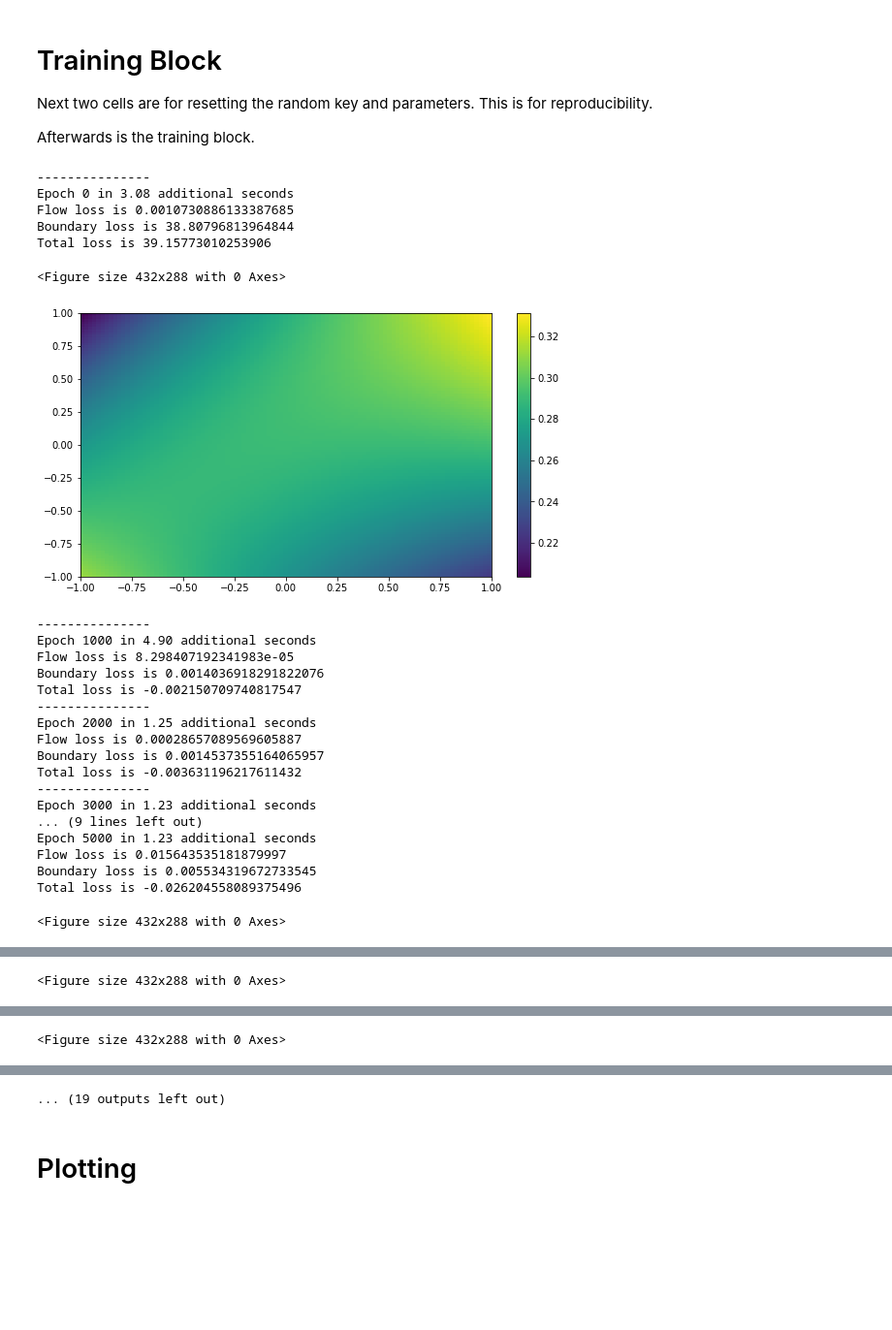
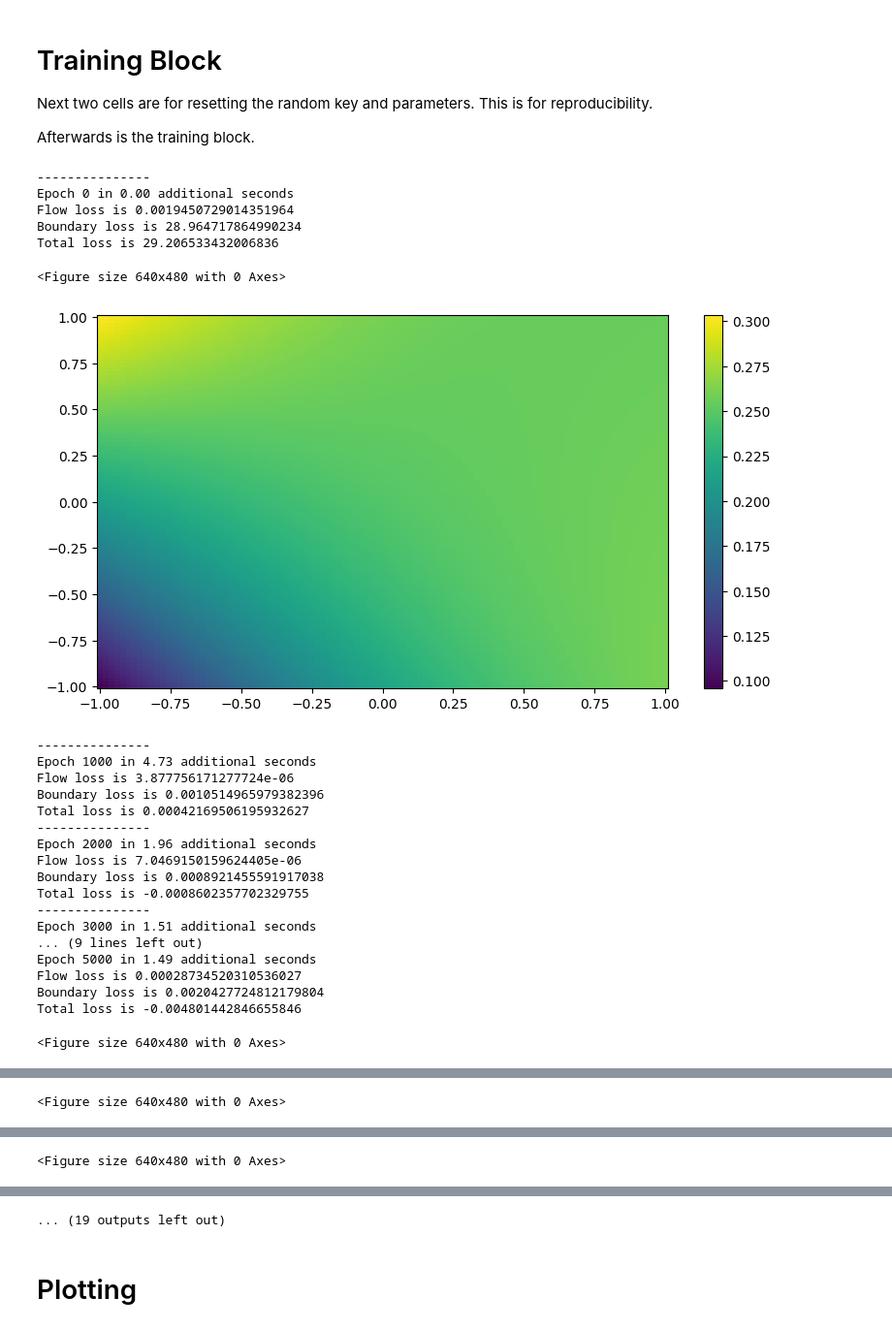
Before and after one commit to mekhanikaladvantage/vneural-pdes, a Jupyter notebook: DeepRitz_jax_2dslit_poisson.ipynb, the cells around one changed output, grey strips where cells are left out. Shown at 97% size. Saved outputs shown, nothing was run; the diff lists cells and outputs as text; code cells hidden in the pictures; blank space fills up the shorter version.

```diff
--- a/DeepRitz_jax_2dslit_poisson.ipynb
+++ b/DeepRitz_jax_2dslit_poisson.ipynb
@@ -663,7 +354,7 @@ Next two cells are for resetting the random key and parameters. This is for repr
 Afterwards is the training block.
 # %%
 #reset key
-key, train_key = random.split(random.PRNGKey(0))
+key, train_key = random.split(random.PRNGKey(20))
 params = init_network_params(layer_sizes,train_key)
 # %%
 #training loop
@@ -675,11 +366,6 @@ flow_losses = []
 boundary_losses = []
 residuals = []
 
-# i=1
-# num_epochs = int(1e5) #run for longer
-# num_epochs = 50000
-# num_epochs = 75000
-#adam optimizer via optax
 opt_state = optimizer.init(params)
 start_time = time.time()
 
@@ -697,9 +383,8 @@ for epoch in range(hypers["num epochs"]):
 
 
     params,opt_state,train_loss = compiled_update(params,opt_state,train_key)
-    # params,opt_state,train_loss = compiled_error_update(params,opt_state,train_key)
 
-    # loss = jnp.add(int_loss,bdy_loss)
+
     training_losses.append(train_loss)
 
     if epoch%1000 == 0:
@@ -711,75 +396,70 @@ for epoch in range(hypers["num epochs"]):
       int_out_batch = get_batch(hypers["batch size"],keys[0])
       bdy_out_batch = get_boundary_batch(hypers["boundary size"],keys[1])
 
-      # flow_output = flow_loss_vector(params,int_out_batch)
-      flow_output = error_flow_loss_vector(params,int_out_batch)
+      flow_output = flow_loss_vector(params,int_out_batch)
       flow_train_loss = jnp.mean(flow_output)
       flow_losses.append(flow_train_loss)
 
       bdy_output = batched_model(params,bdy_out_batch)
       bdy_train_loss = hypers['beta']*jnp.mean((bdy_output*bdy_output))
       boundary_losses.append(bdy_train_loss)
-      # out_batch = jnp.concatenate((int_out_batch,bdy_out_batch),axis=0)
-      # error_now = jnp.amax(jnp.abs(batched_model(params,out_batch) - bdy_exact_vector(out_batch)))
-      # residuals.append(error_now)
+
 
       start_time = time.time()
       print("---------------")
-      # print(f'avg parameter difference is {param_difference}')
       print("Epoch {} in {:0.2f} additional seconds".format(epoch, epoch_time))
 
       print(f'Flow loss is {flow_train_loss}')
       print(f'Boundary loss is {bdy_train_loss}')
-      # print(f'Model error is {error_now}')
       print("Total loss is {}".format(train_loss))
     #end if
 
     if epoch%5000 == 0:
       plt.clf()
       for i in range(num_of_samples):
         xRow = Xs[i,:]
         yRow = Ys[i,:]
         vector_to_eval = jnp.stack((xRow,yRow),axis=1)
         temp_output[i,:] = batched_model(params,vector_to_eval)
       #end for
       fig, axs = plt.subplots(nrows=1,ncols=1)
       fig.set_size_inches(9.5,5)
       graph_output = axs.pcolormesh(Xs,Ys,temp_output)
 
       fig.colorbar(graph_output)
       # axs[0].scatter(int_out_batch[:,0],int_out_batch[:,1],c='b')
       # axs[0].scatter(bdy_out_batch[:,0],bdy_out_batch[:,1],c='r')
       plt.show()
     #end if
 
 #end for
 
 #once loops ends
 print("Epoch {} in {:0.2f} sec".format(epoch, epoch_time)) #print final epoch info
 print("Final loss is  {}".format(train_loss))
 # %% [output]
 ---------------
-Epoch 0 in 3.08 additional seconds
-Flow loss is 0.0010730886133387685
-Boundary loss is 38.80796813964844
-Total loss is 39.15773010253906
+Epoch 0 in 0.00 additional seconds
+Flow loss is 0.0019450729014351964
+Boundary loss is 28.964717864990234
+Total loss is 29.206533432006836
-<Figure size 432x288 with 0 Axes>
+<Figure size 640x480 with 0 Axes>
-[figure, old version]
+[figure, new version]
 ---------------
-Epoch 1000 in 4.90 additional seconds
-Flow loss is 8.298407192341983e-05
-Boundary loss is 0.0014036918291822076
-Total loss is -0.002150709740817547
+Epoch 1000 in 4.73 additional seconds
+Flow loss is 3.877756171277724e-06
+Boundary loss is 0.0010514965979382396
+Total loss is 0.00042169506195932627
 ---------------
-Epoch 2000 in 1.25 additional seconds
-Flow loss is 0.00028657089569605887
-Boundary loss is 0.0014537355164065957
-Total loss is -0.003631196217611432
+Epoch 2000 in 1.96 additional seconds
+Flow loss is 7.0469150159624405e-06
+Boundary loss is 0.0008921455591917038
+Total loss is -0.0008602357702329755
 ---------------
-Epoch 3000 in 1.23 additional seconds
+Epoch 3000 in 1.51 additional seconds
 ... (9 lines left out)
-Epoch 5000 in 1.23 additional seconds
-Flow loss is 0.015643535181879997
-Boundary loss is 0.005534319672733545
-Total loss is -0.026204558089375496
+Epoch 5000 in 1.49 additional seconds
+Flow loss is 0.00028734520310536027
+Boundary loss is 0.0020427724812179804
+Total loss is -0.004801442846655846
-<Figure size 432x288 with 0 Axes>
+<Figure size 640x480 with 0 Axes>
@@ -804 +484 @@ Total loss is -0.029434483498334885
-<Figure size 432x288 with 0 Axes>
+<Figure size 640x480 with 0 Axes>
@@ -823 +503 @@ Total loss is -0.02563944086432457
-<Figure size 432x288 with 0 Axes>
+<Figure size 640x480 with 0 Axes>
```
Also changed, not shown: parts of 16 cells of this notebook.
